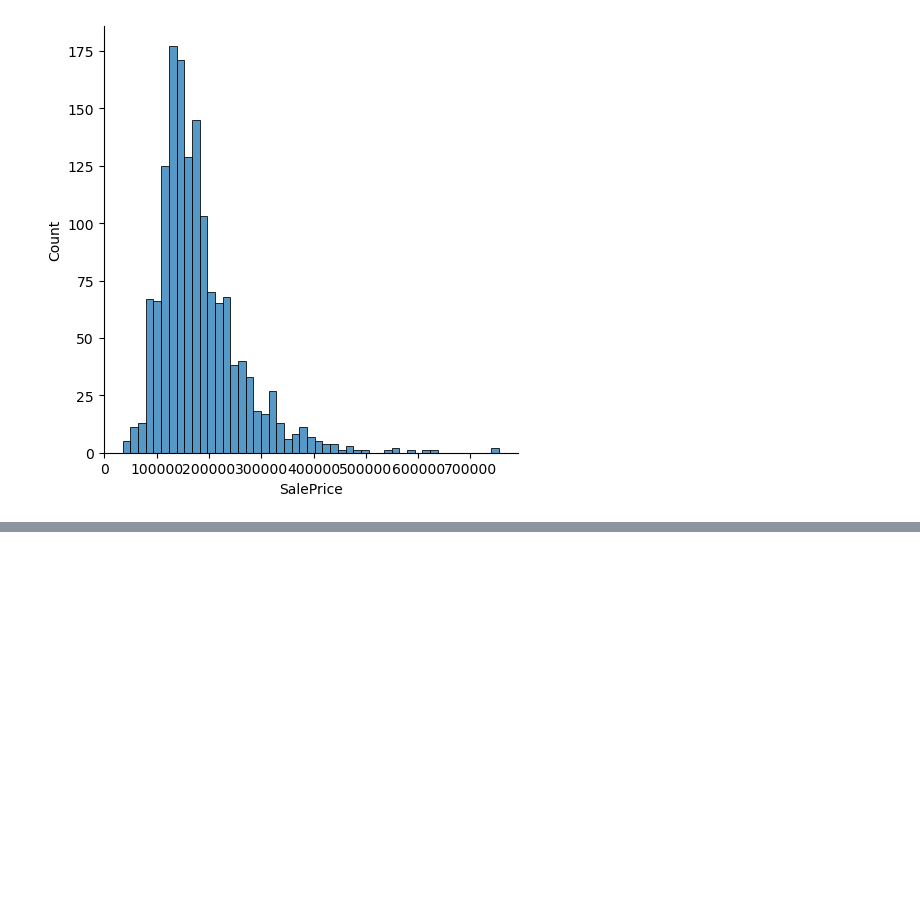
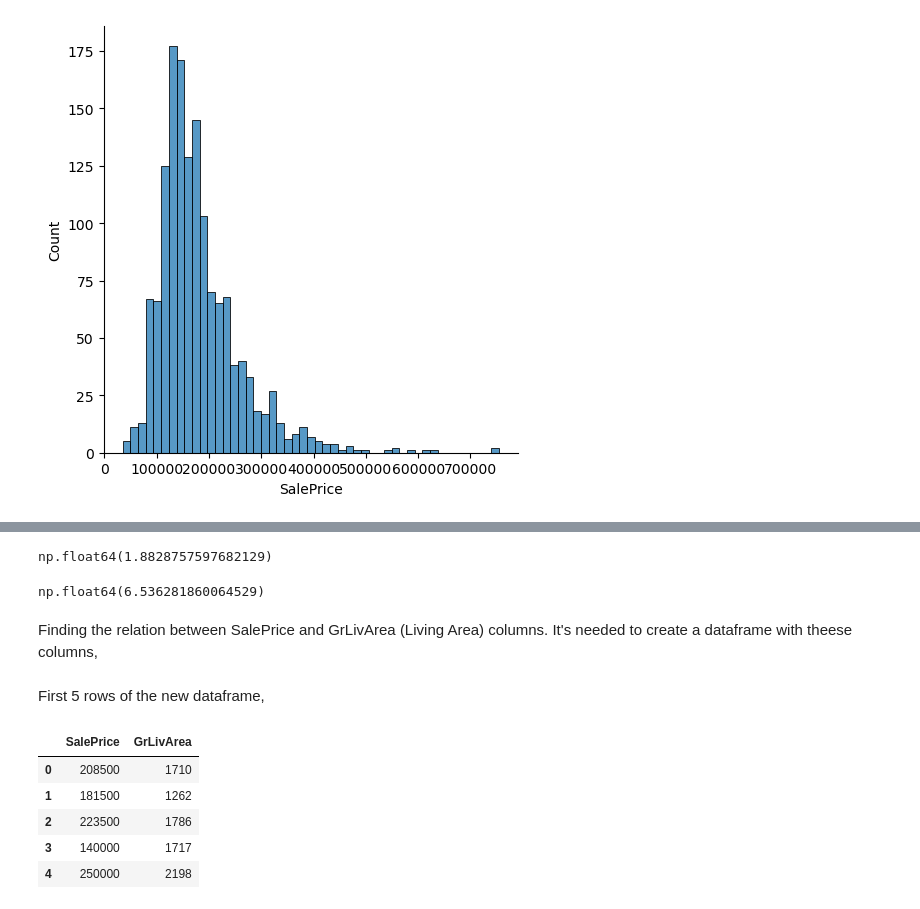
Before and after one commit to alej0ai/python_course, a Jupyter notebook: Laboratory 1: Statistics.ipynb, the cells around one changed output, grey strips where cells are left out. Saved outputs shown, nothing was run; the diff lists cells and outputs as text; code cells hidden in the pictures; blank space fills up the shorter version.

```diff
--- a/Laboratory 1: Statistics.ipynb
+++ b/Laboratory 1: Statistics.ipynb
@@ -124,0 +127,10 @@ sns.displot(df1['SalePrice'])
+# %%
+df1['SalePrice'].skew()
+# %% [output]
+np.float64(1.8828757597682129)
+# %%
+df1['SalePrice'].kurt()
+# %% [output]
+np.float64(6.536281860064529)
+# %% [markdown]
+Finding the relation between SalePrice and GrLivArea (Living Area) columns. It's needed to create a dataframe with theese columns,
@@ -124,0 +140,11 @@ sns.displot(df1['SalePrice'])
+# %% [markdown]
+First 5 rows of the new dataframe,
+# %%
+df2.head(5)
+# %% [output]
+|  | SalePrice | GrLivArea |
+| 0 | 208500 | 1710 |
+| 1 | 181500 | 1262 |
+| 2 | 223500 | 1786 |
+| 3 | 140000 | 1717 |
+| 4 | 250000 | 2198 |
```
Also changed, not shown: parts of 4 cells of this notebook.
